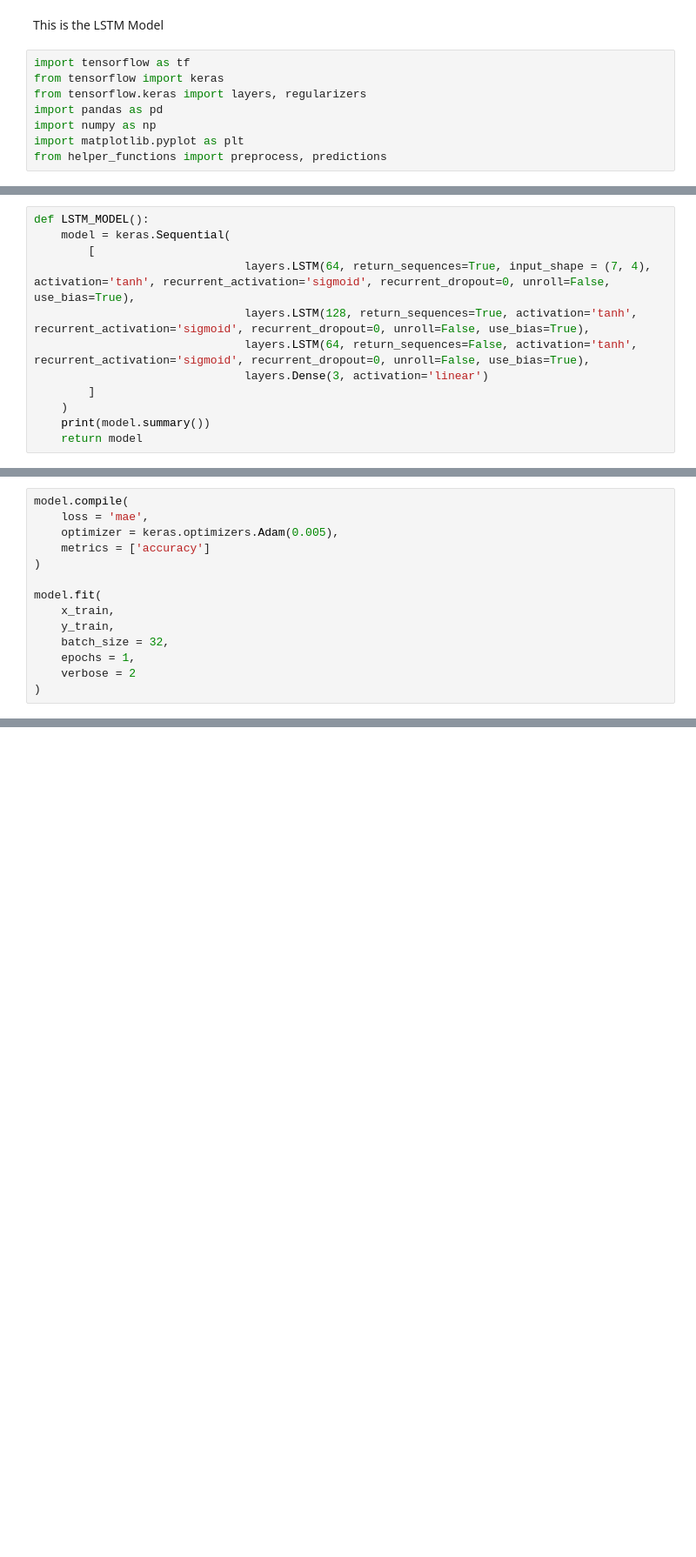
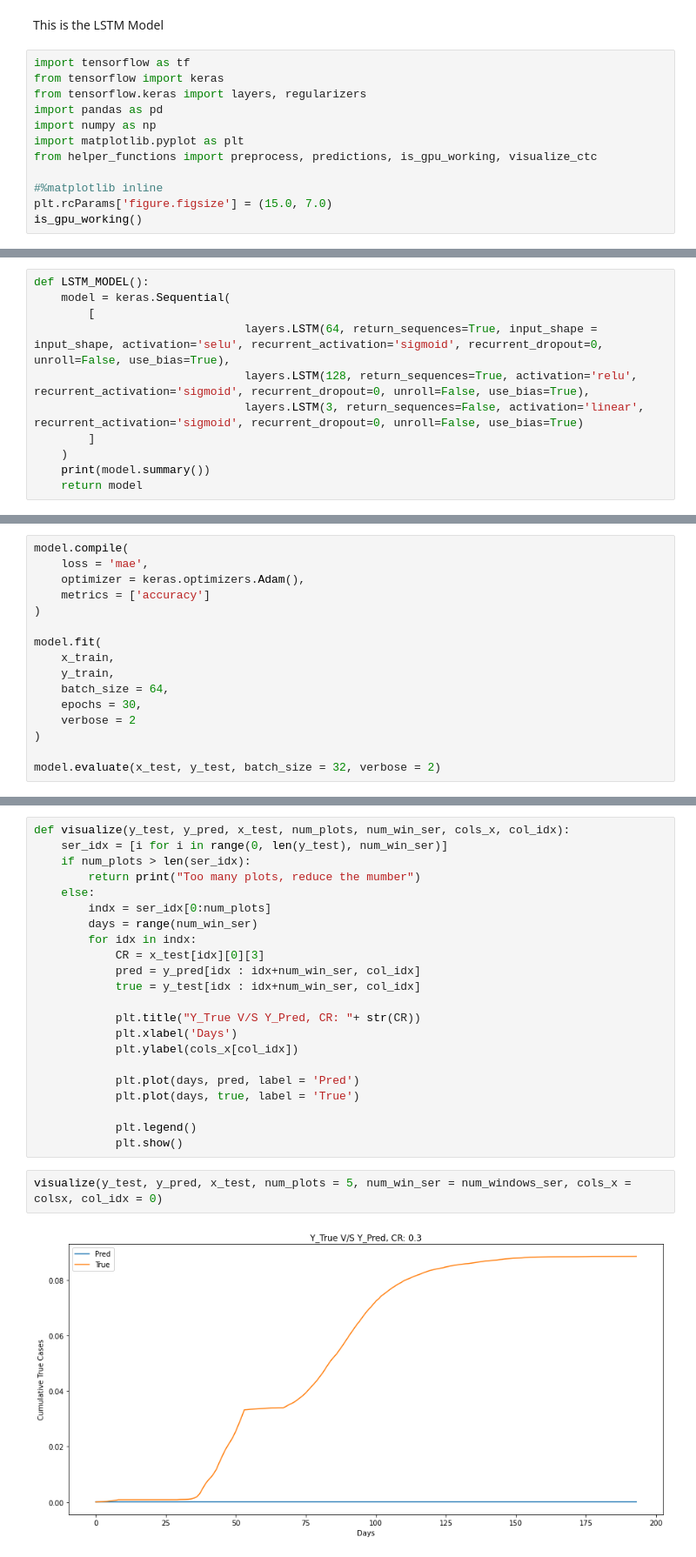
Before and after one commit to matharg7/TSE_SIR, a Jupyter notebook: LSTM.ipynb, the cells around one changed output, grey strips where cells are left out. Shown: that part at 87% size. Cells and saved outputs as stored; diff of their text form; blank space fills up the shorter version.

Commit message:
Completed visualize helper function, and trained LSTM model.

```diff
--- a/LSTM.ipynb
+++ b/LSTM.ipynb
@@ -7,4 +7,8 @@ from tensorflow.keras import layers, regularizers
 import pandas as pd
 import numpy as np
 import matplotlib.pyplot as plt
-from helper_functions import preprocess, predictions
+from helper_functions import preprocess, predictions, is_gpu_working, visualize_ctc
+
+#%matplotlib inline
+plt.rcParams['figure.figsize'] = (15.0, 7.0)
+is_gpu_working()
@@ -21,10 +32,9 @@ x_train, y_train, x_test, y_test, len_of_ser, num_windows_ser = preprocess( "dat
 def LSTM_MODEL():
     model = keras.Sequential(
         [
-                               layers.LSTM(64, return_sequences=True, input_shape = (7, 4), activation='tanh', recurrent_activation='sigmoid', recurrent_dropout=0, unroll=False, use_bias=True),
-                               layers.LSTM(128, return_sequences=True, activation='tanh', recurrent_activation='sigmoid', recurrent_dropout=0, unroll=False, use_bias=True),
-                               layers.LSTM(64, return_sequences=False, activation='tanh', recurrent_activation='sigmoid', recurrent_dropout=0, unroll=False, use_bias=True),
-                               layers.Dense(3, activation='linear')
+                               layers.LSTM(64, return_sequences=True, input_shape = input_shape, activation='selu', recurrent_activation='sigmoid', recurrent_dropout=0, unroll=False, use_bias=True),
+                               layers.LSTM(128, return_sequences=True, activation='relu', recurrent_activation='sigmoid', recurrent_dropout=0, unroll=False, use_bias=True),
+                               layers.LSTM(3, return_sequences=False, activation='linear', recurrent_activation='sigmoid', recurrent_dropout=0, unroll=False, use_bias=True)
         ]
     )
     print(model.summary())
@@ -54,15 +65,17 @@ None
 # %%
 model.compile(
     loss = 'mae',
-    optimizer = keras.optimizers.Adam(0.005),
+    optimizer = keras.optimizers.Adam(),
     metrics = ['accuracy']
 )
 
 model.fit(
     x_train,
     y_train,
-    batch_size = 32,
-    epochs = 1,
+    batch_size = 64,
+    epochs = 30,
     verbose = 2
 )
+
+model.evaluate(x_test, y_test, batch_size = 32, verbose = 2)
 # %% [output]
@@ -76,0 +119,26 @@ tf.Tensor(577.7875908246083, shape=(), dtype=float64)
+# %%
+def visualize(y_test, y_pred, x_test, num_plots, num_win_ser, cols_x, col_idx):
+    ser_idx = [i for i in range(0, len(y_test), num_win_ser)]
+    if num_plots > len(ser_idx):
+        return print("Too many plots, reduce the mumber")
+    else:
+        indx = ser_idx[0:num_plots]
+        days = range(num_win_ser)
+        for idx in indx:
+            CR = x_test[idx][0][3]
+            pred = y_pred[idx : idx+num_win_ser, col_idx]
+            true = y_test[idx : idx+num_win_ser, col_idx]
+
+            plt.title("Y_True V/S Y_Pred, CR: "+ str(CR))
+            plt.xlabel('Days')
+            plt.ylabel(cols_x[col_idx])
+
+            plt.plot(days, pred, label = 'Pred')
+            plt.plot(days, true, label = 'True')
+
+            plt.legend()
+            plt.show()
+# %%
+visualize(y_test, y_pred, x_test, num_plots = 5, num_win_ser = num_windows_ser, cols_x = colsx, col_idx = 0)
+# %% [output]
+[figure, added]
```
Also changed, not shown: parts of 9 cells of this notebook, 1 other file.
